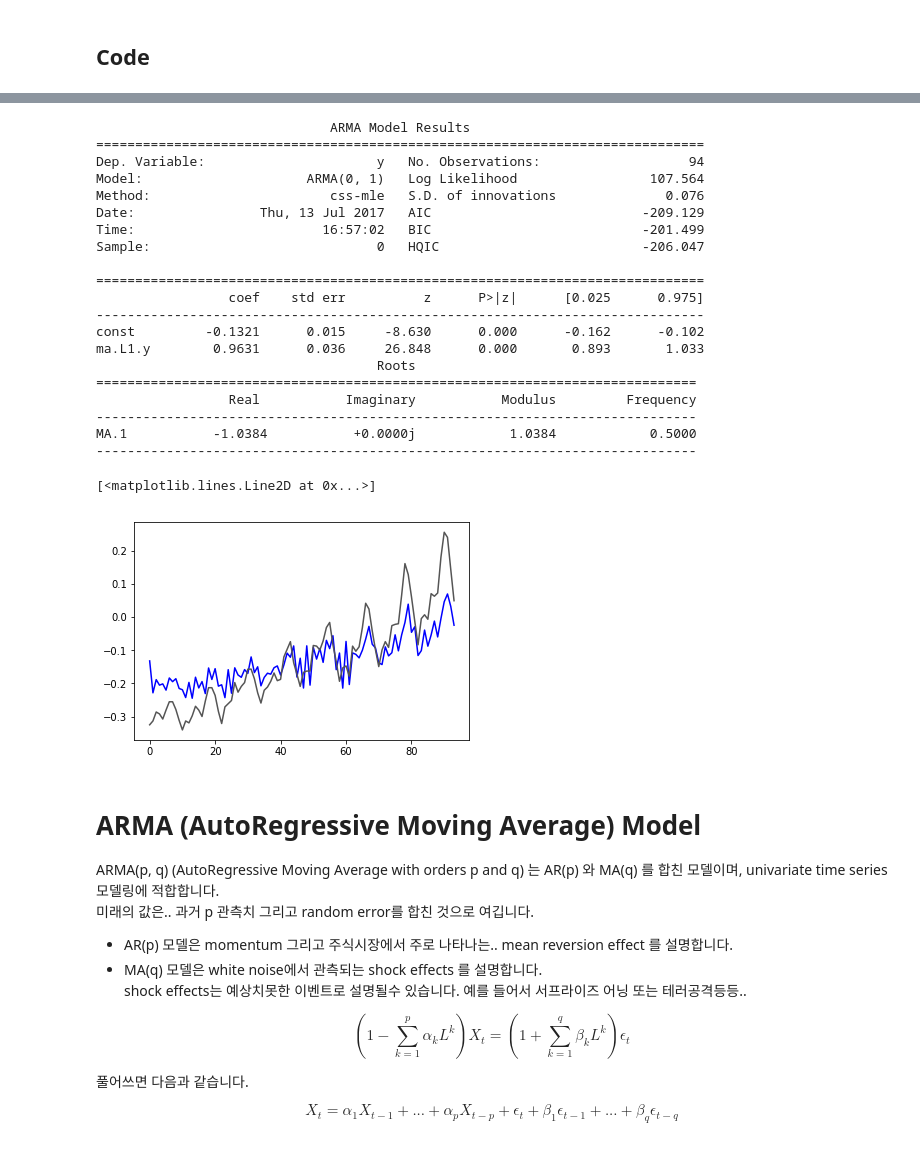
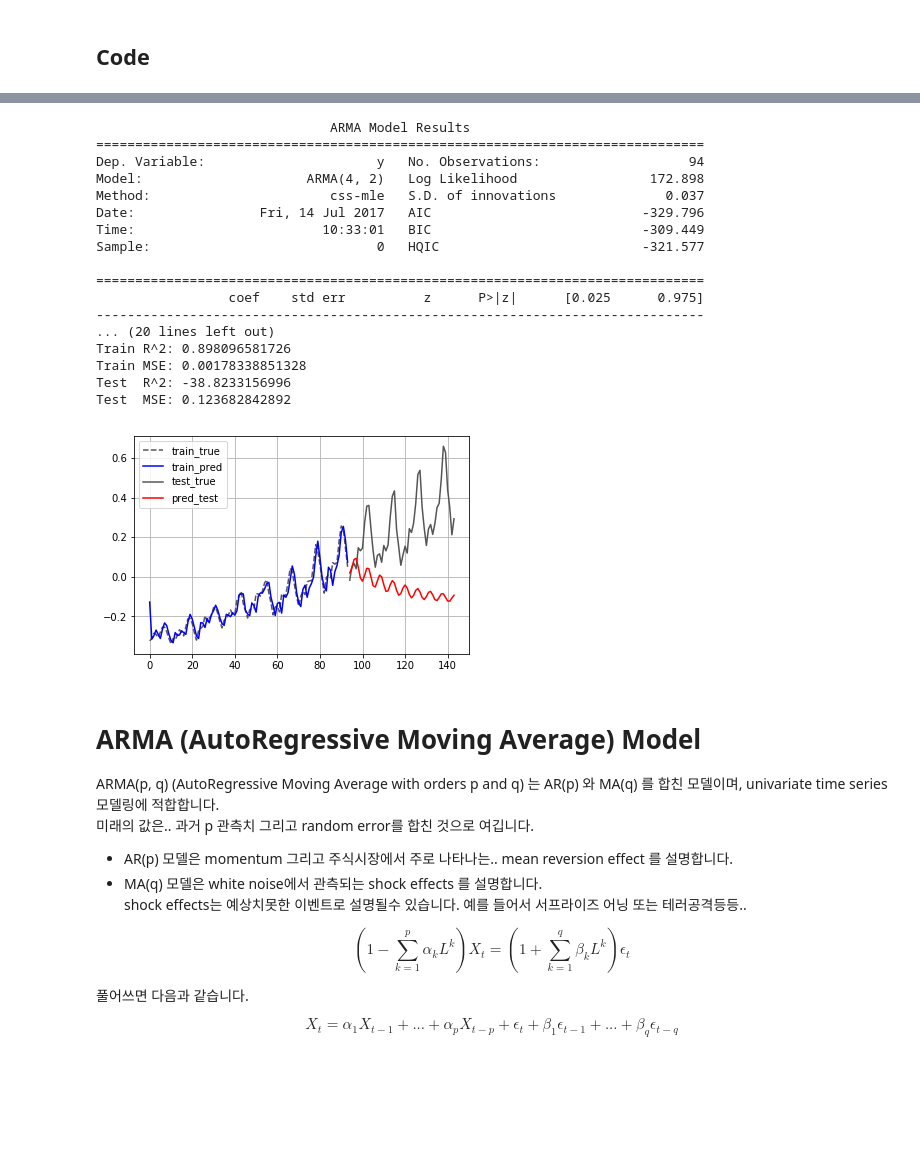
Before and after one commit to AndersonJo/arima-python, a Jupyter notebook: ARIMA.ipynb, the cells around one changed output, grey strips where cells are left out. Saved outputs shown, nothing was run; the diff lists cells and outputs as text; code cells hidden in the pictures; blank space fills up the shorter version.

```diff
--- a/ARIMA.ipynb
+++ b/ARIMA.ipynb
@@ -401,34 +379,48 @@ MA.1           -1.0141           +0.0000j            1.0141            0.5000
-# %%
-model_arma = ARMA(train, order=(0, 1, 2, 3, 4, 5, 6, 7))
-model_arma = model_arma.fit(max_lag=12,  )
-print(model_arma.summary())
-
-pred_train = model_arma.predict(0)
-plot(pred_train, color='blue')
-plot(train, color='#555555')
-# %% [output]
-                              ARMA Model Results
-==============================================================================
-Dep. Variable:                      y   No. Observations:                   94
-Model:                     ARMA(0, 1)   Log Likelihood                 107.564
-Method:                       css-mle   S.D. of innovations              0.076
-Date:                Thu, 13 Jul 2017   AIC                           -209.129
-Time:                        16:57:02   BIC                           -201.499
-Sample:                             0   HQIC                          -206.047
-
-==============================================================================
-                 coef    std err          z      P>|z|      [0.025      0.975]
-------------------------------------------------------------------------------
-const         -0.1321      0.015     -8.630      0.000      -0.162      -0.102
-ma.L1.y        0.9631      0.036     26.848      0.000       0.893       1.033
-                                    Roots
-=============================================================================
-                 Real           Imaginary           Modulus         Frequency
------------------------------------------------------------------------------
-MA.1           -1.0384           +0.0000j            1.0384            0.5000
------------------------------------------------------------------------------
-[<matplotlib.lines.Line2D at 0x...>]
-[figure, removed]
+# %%
+model_arma = ARMA(train, order=(4, 2, 1))
+model_arma = model_arma.fit(max_lag=30)
+print(model_arma.summary())
+
+pred_train = model_arma.predict(0)
+pred_test = model_arma.predict(start=len(train), end=len(train) + len(test)-1)
+
+x_train = np.arange(len(pred_train))
+x_test = np.arange(len(pred_train), len(pred_train) + len(pred_test))
+
+
+
+plot(x_train, train, linestyle="--", label='train_true', color="#555555")
+plot(x_train, pred_train, label='train_pred', color='blue')
+plot(x_test, test, label='test_true',  color='#555555')
+plot(x_test, pred_test, label='pred_test', color='red')
+legend()
+grid()
+
+print('Lag:', model_ar.k_ar)
+print('Params:', model_ar.params.shape)
+print('Train R^2:', r2_score(pred_train, train))
+print('Train MSE:', mean_squared_error(pred_train, train))
+print('Test  R^2:', r2_score(pred_test, test))
+print('Test  MSE:', mean_squared_error(pred_test, test))
+# %% [output]
+                              ARMA Model Results
+==============================================================================
+Dep. Variable:                      y   No. Observations:                   94
+Model:                     ARMA(4, 2)   Log Likelihood                 172.898
+Method:                       css-mle   S.D. of innovations              0.037
+Date:                Fri, 14 Jul 2017   AIC                           -329.796
+Time:                        10:33:01   BIC                           -309.449
+Sample:                             0   HQIC                          -321.577
+
+==============================================================================
+                 coef    std err          z      P>|z|      [0.025      0.975]
+------------------------------------------------------------------------------
+... (20 lines left out)
+Train R^2: 0.898096581726
+Train MSE: 0.00178338851328
+Test  R^2: -38.8233156996
+Test  MSE: 0.123682842892
+[figure, added]
 # %% [markdown]
 # ARMA (AutoRegressive Moving Average) Model
 
```
Also changed, not shown: parts of 2 cells of this notebook.
